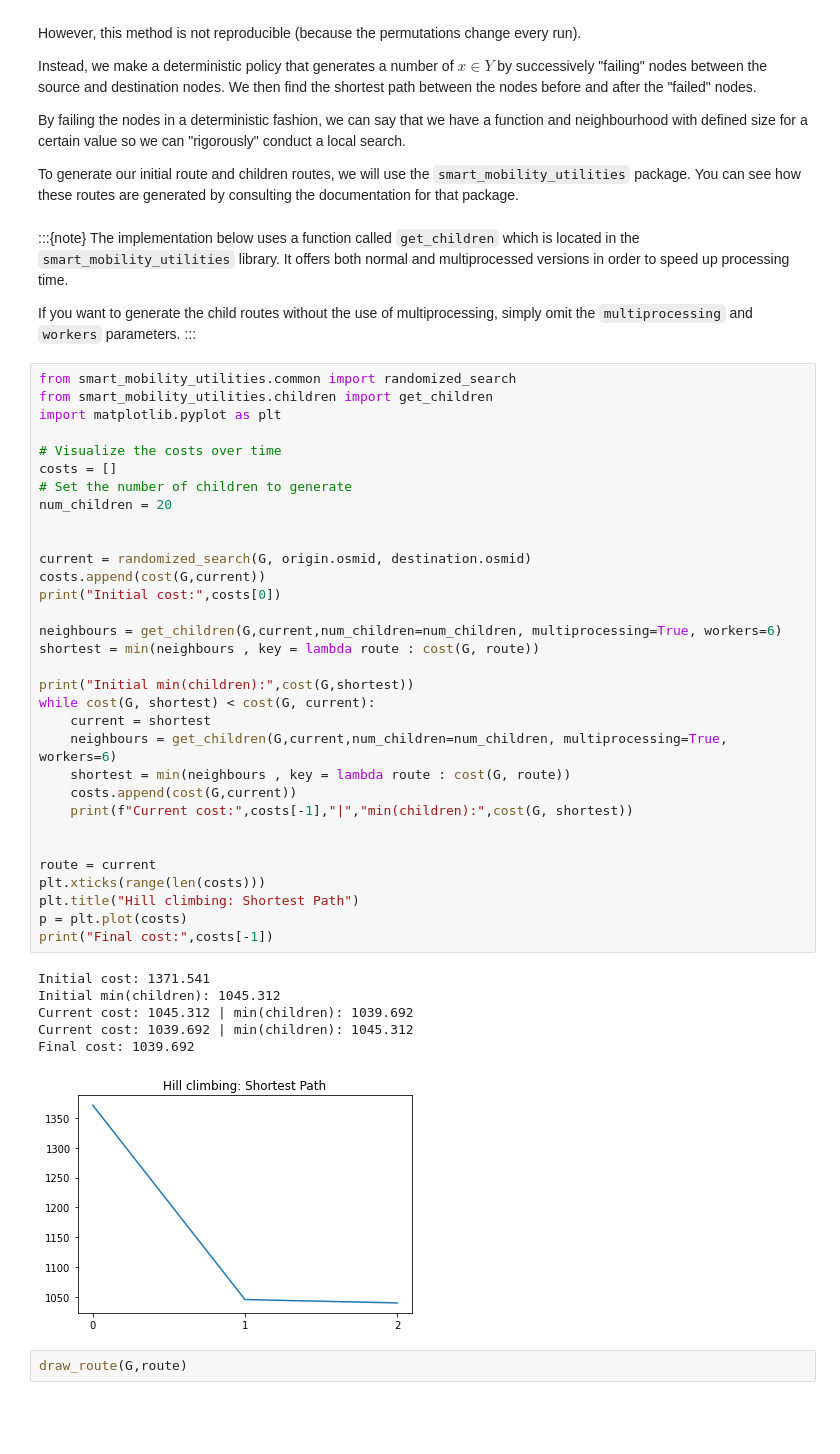
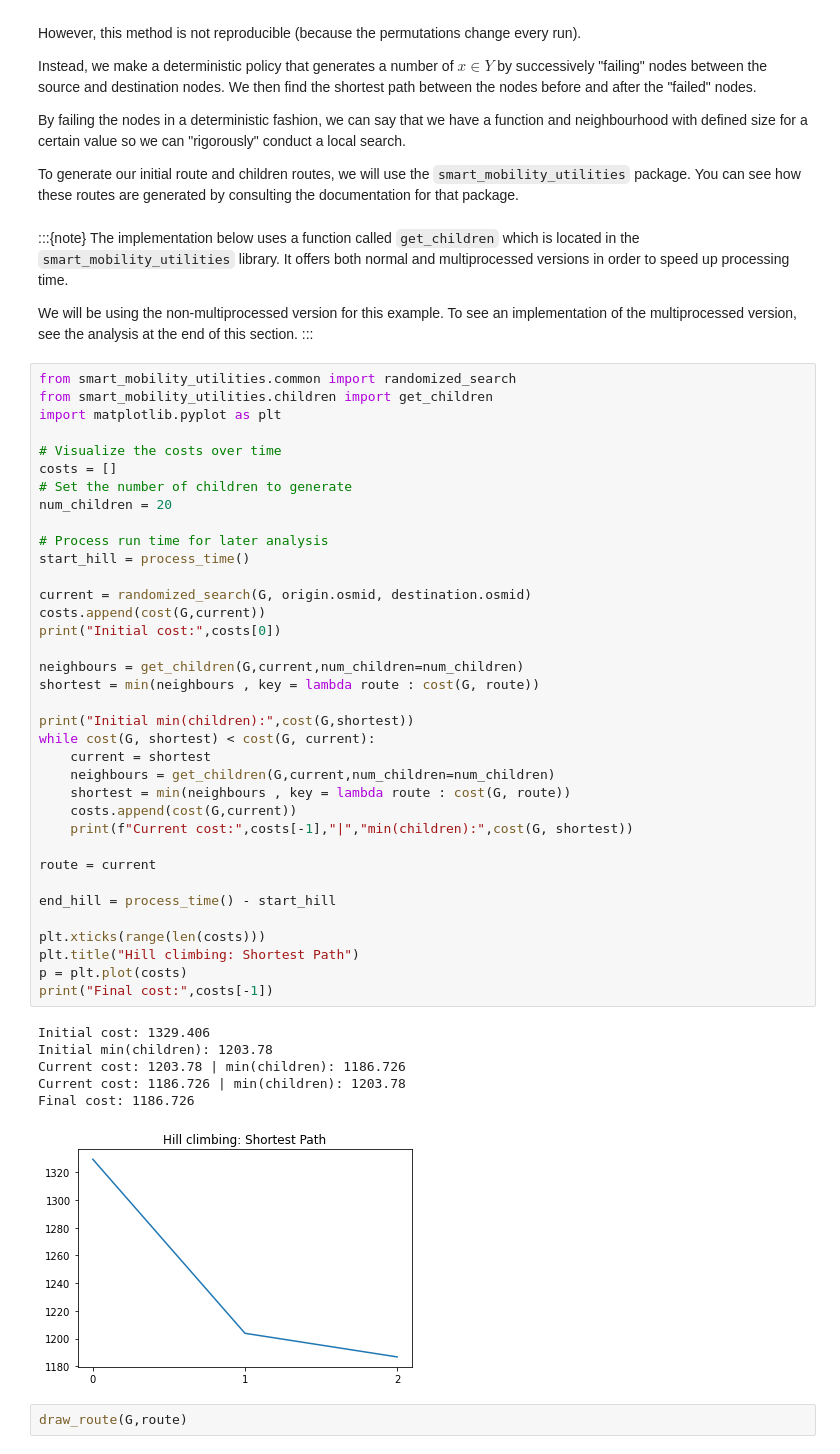
Before and after one commit to SmartMobilityAlgorithms/book, a Jupyter notebook: content/GraphSearchAlgorithms.ipynb, the cells around one changed output. Cells and saved outputs as stored; diff of their text form; blank space fills up the shorter version.

Commit message:
Added processing times and CH.

```diff
--- a/content/GraphSearchAlgorithms.ipynb
+++ b/content/GraphSearchAlgorithms.ipynb
@@ -441,47 +458,51 @@ To generate our initial route and children routes, we will use the `smart_mobili
 :::{note}
 The implementation below uses a function called `get_children` which is located in the `smart_mobility_utilities` library. It offers both normal and multiprocessed versions in order to speed up processing time.
 
-If you want to generate the child routes without the use of multiprocessing, simply omit the `multiprocessing` and `workers` parameters.
+We will be using the non-multiprocessed version for this example. To see an implementation of the multiprocessed version, see the analysis at the end of this section.
 :::
 # %%
 from smart_mobility_utilities.common import randomized_search
 from smart_mobility_utilities.children import get_children
 import matplotlib.pyplot as plt
 
 # Visualize the costs over time
 costs = []
 # Set the number of children to generate
 num_children = 20
 
+# Process run time for later analysis
+start_hill = process_time()
 
 current = randomized_search(G, origin.osmid, destination.osmid)
 costs.append(cost(G,current))
 print("Initial cost:",costs[0])
 
-neighbours = get_children(G,current,num_children=num_children, multiprocessing=True, workers=6)
+neighbours = get_children(G,current,num_children=num_children)
 shortest = min(neighbours , key = lambda route : cost(G, route))
 
 print("Initial min(children):",cost(G,shortest))
 while cost(G, shortest) < cost(G, current):
     current = shortest
-    neighbours = get_children(G,current,num_children=num_children, multiprocessing=True, workers=6)
+    neighbours = get_children(G,current,num_children=num_children)
     shortest = min(neighbours , key = lambda route : cost(G, route))
     costs.append(cost(G,current))
     print(f"Current cost:",costs[-1],"|","min(children):",cost(G, shortest))
 
+route = current
 
-route = current
+end_hill = process_time() - start_hill
+
 plt.xticks(range(len(costs)))
 plt.title("Hill climbing: Shortest Path")
 p = plt.plot(costs)
 print("Final cost:",costs[-1])
 # %% [output]
-Initial cost: 1371.541
-Initial min(children): 1045.312
-Current cost: 1045.312 | min(children): 1039.692
-Current cost: 1039.692 | min(children): 1045.312
-Final cost: 1039.692
+Initial cost: 1329.406
+Initial min(children): 1203.78
+Current cost: 1203.78 | min(children): 1186.726
+Current cost: 1186.726 | min(children): 1203.78
+Final cost: 1186.726
-[figure, old version]
+[figure, new version]
 # %%
 draw_route(G,route)
 # %% [output]
```
Also changed, not shown: parts of 17 cells of this notebook.
